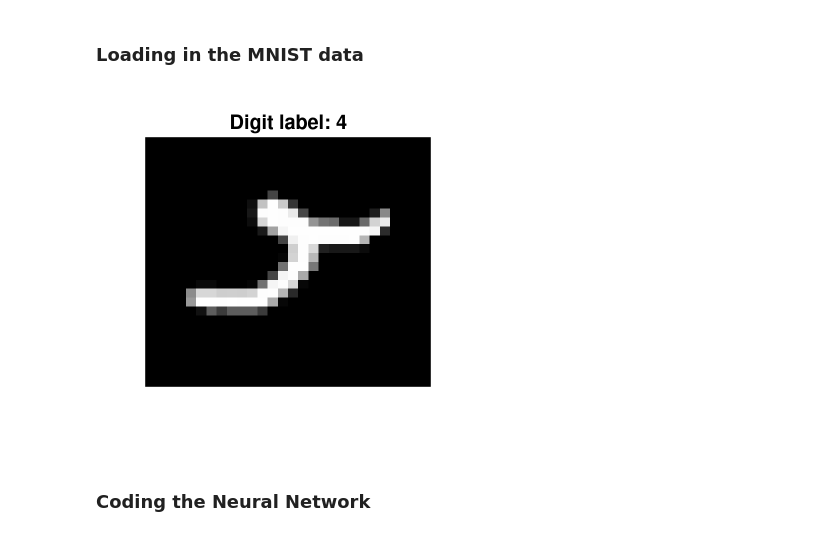
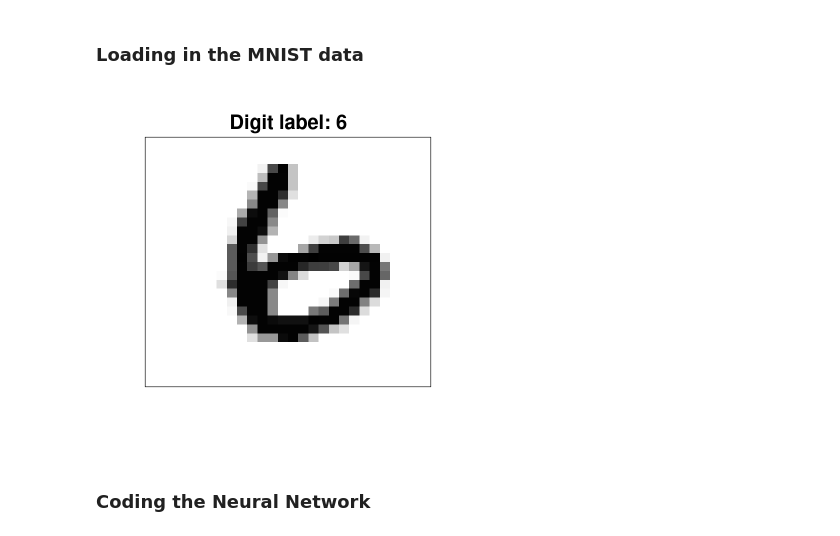
Before and after one commit to ABS-Neural-Nets-Tutorial/Intro-To-Neural-Networks, a Jupyter notebook: notebooks/4_Creating_NNs.ipynb, the cells around one changed output. Cells and saved outputs as stored; diff of their text form; code cells hidden in the pictures.

```diff
--- a/notebooks/4_Creating_NNs.ipynb
+++ b/notebooks/4_Creating_NNs.ipynb
@@ -104,18 +104,19 @@ X_train = X_train / 255.
 # %%
 options(repr.plot.width = 6, repr.plot.height = 6)
 
-display_digit = function(digit_index) {
-    digit = matrix(X_train[, digit_index], nrow = 28, ncol = 28)
-    digit = t(digit)
-    image(1:28, 1:28, digit, col=gray((0:255)/255), axes = FALSE, xlab = "", ylab = "")
-    # text(x = 3, y = 1, as.character(Y_train[digit_index]), col = "white", cex = 5)
-    title(paste0("Digit label: ", as.character(Y_train[digit_index])), col.main = "black", line = 0.7, cex.main = 2)
-    #cat(Y_train[digit_index])
+display_digit = function(X, digit_index, label = FALSE) {
+    digit = matrix(X[, digit_index], nrow = 28, ncol = 28)
+    # The image function is annoying, it flips matrices upside down. To compensate:
+    digit = digit[, nrow(digit):1]
+    image(1:28, 1:28, digit, col = gray((255:0)/255.), axes = FALSE, xlab = "", ylab = "")
+    box(col = "black")
+    if(label) {
+        title(paste0("Digit label: ", as.character(Y_train[digit_index])), col.main = "black", line = 0.7, cex.main = 2)
+    }
 }
-
-display_digit(241)
+display_digit(X_train, 1)
 # %% [output]
-[figure, old version]
+[figure, new version]
 # %%
 rotate <- function(x) t(apply(x, 2, rev))
 # %%
```
Also changed, not shown: parts of 5 cells of this notebook, 7 other files.
